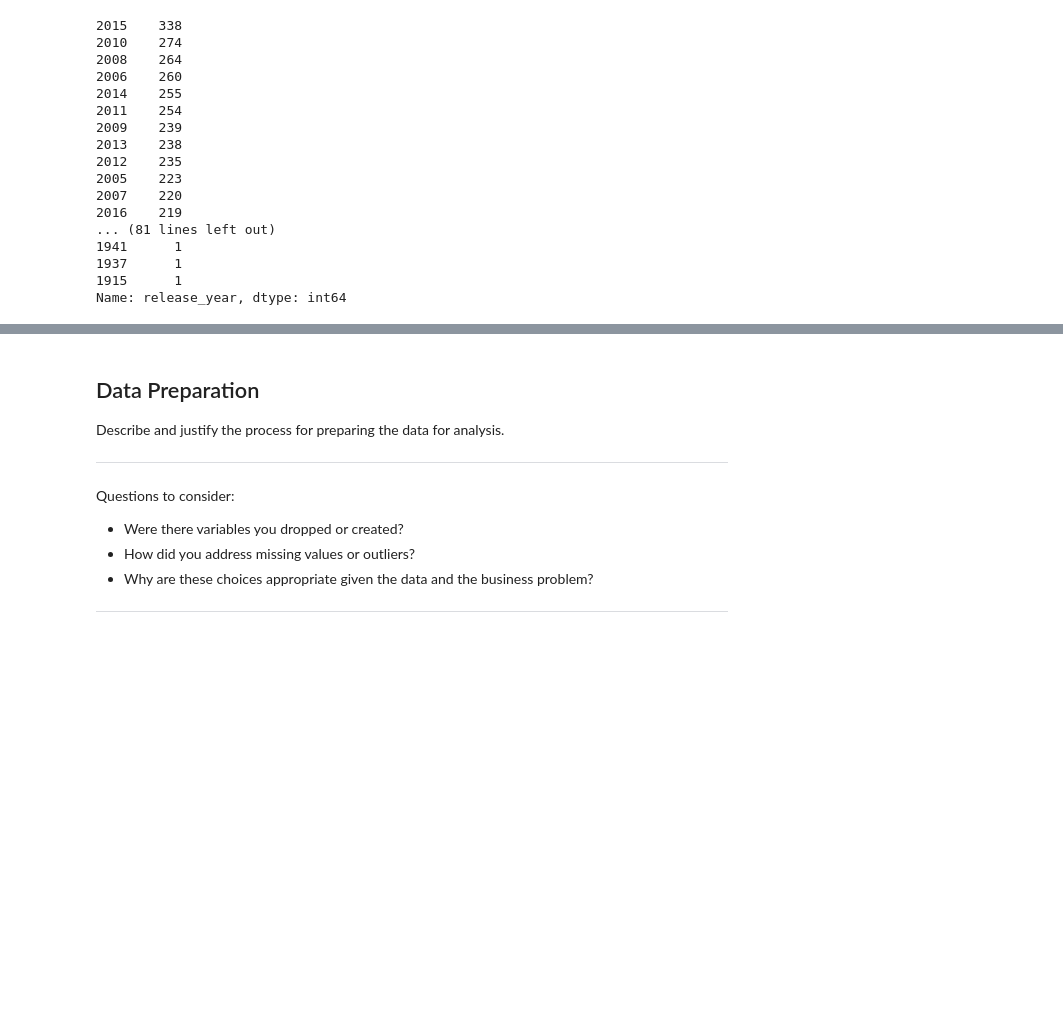
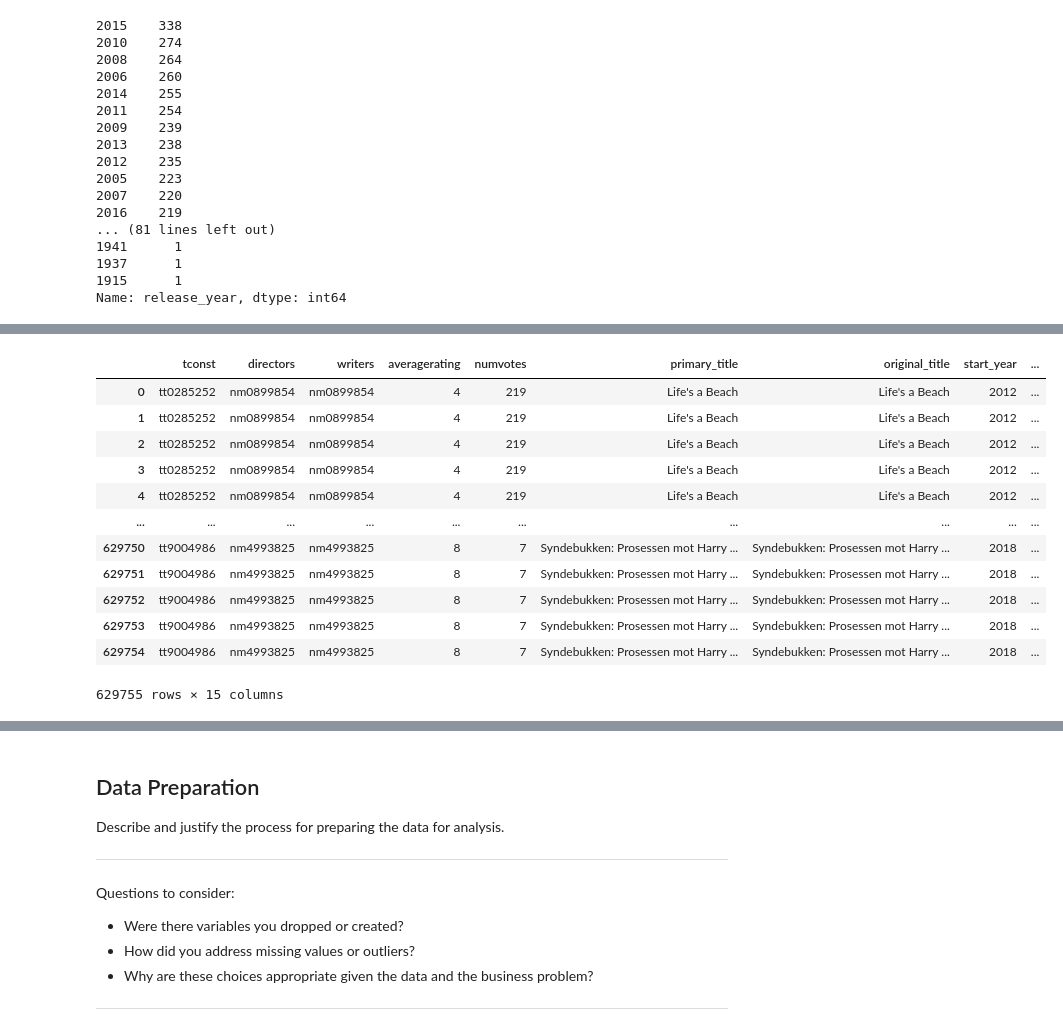
Before and after one commit to jxn628/dsc-phase-1-project, a Jupyter notebook: student.ipynb, the cells around one changed output, grey strips where cells are left out. Drawn from its saved outputs; the diff is of its cells as text; code cells hidden in the pictures; blank space fills up the shorter version.

```diff
--- a/student.ipynb
+++ b/student.ipynb
@@ -598,0 +844,17 @@ table2.sort_values(by='release_date', ascending=True).head(100)
+# %%
+imdb_df= pd.merge(imdb_df, table11, left_on= 'tconst', right_on= 'tconst')
+imdb_df
+# %% [output]
+|  | tconst | directors | writers | averagerating | numvotes | primary_title | original_title | start_year | ... |
+| 0 | tt0285252 | nm0899854 | nm0899854 | 4 | 219 | Life's a Beach | Life's a Beach | 2012 | ... |
+| 1 | tt0285252 | nm0899854 | nm0899854 | 4 | 219 | Life's a Beach | Life's a Beach | 2012 | ... |
+| 2 | tt0285252 | nm0899854 | nm0899854 | 4 | 219 | Life's a Beach | Life's a Beach | 2012 | ... |
+| 3 | tt0285252 | nm0899854 | nm0899854 | 4 | 219 | Life's a Beach | Life's a Beach | 2012 | ... |
+| 4 | tt0285252 | nm0899854 | nm0899854 | 4 | 219 | Life's a Beach | Life's a Beach | 2012 | ... |
+| ... | ... | ... | ... | ... | ... | ... | ... | ... | ... |
+| 629750 | tt9004986 | nm4993825 | nm4993825 | 8 | 7 | Syndebukken: Prosessen mot Harry ... | Syndebukken: Prosessen mot Harry ... | 2018 | ... |
+| 629751 | tt9004986 | nm4993825 | nm4993825 | 8 | 7 | Syndebukken: Prosessen mot Harry ... | Syndebukken: Prosessen mot Harry ... | 2018 | ... |
+| 629752 | tt9004986 | nm4993825 | nm4993825 | 8 | 7 | Syndebukken: Prosessen mot Harry ... | Syndebukken: Prosessen mot Harry ... | 2018 | ... |
+| 629753 | tt9004986 | nm4993825 | nm4993825 | 8 | 7 | Syndebukken: Prosessen mot Harry ... | Syndebukken: Prosessen mot Harry ... | 2018 | ... |
+| 629754 | tt9004986 | nm4993825 | nm4993825 | 8 | 7 | Syndebukken: Prosessen mot Harry ... | Syndebukken: Prosessen mot Harry ... | 2018 | ... |
+629755 rows × 15 columns
```
Also changed, not shown: parts of 47 cells of this notebook.
